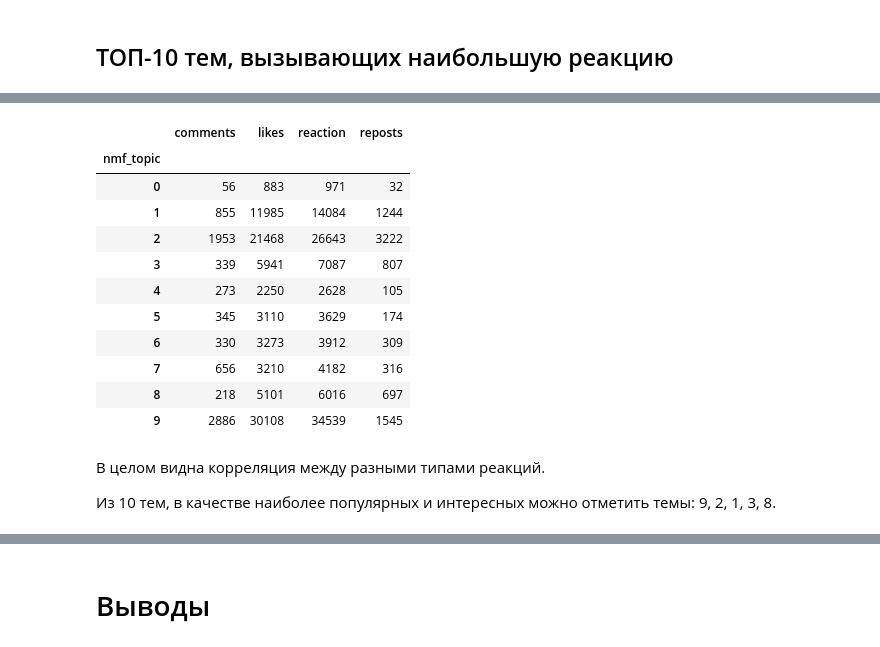
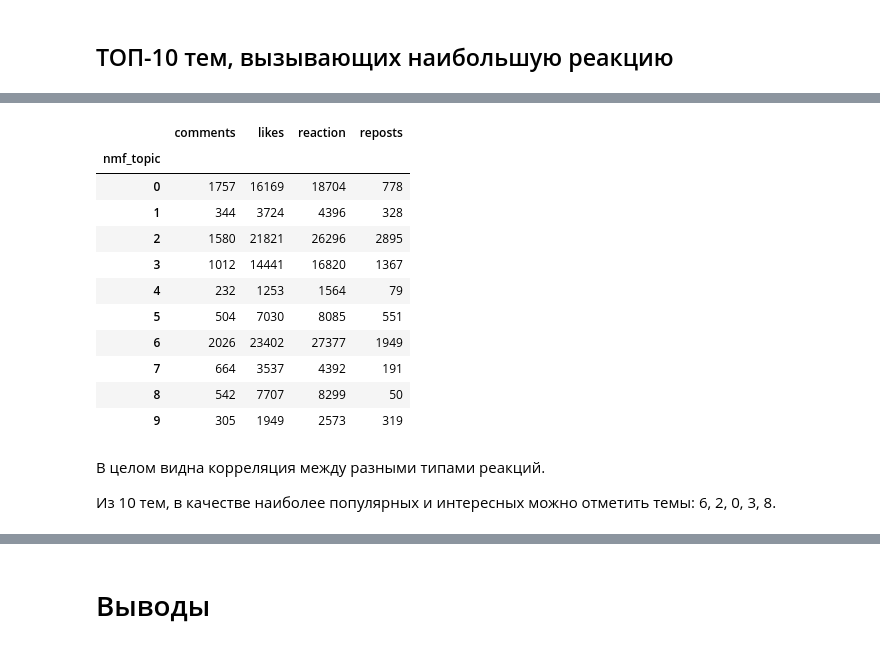
Before and after one commit to krasnoturinsk/linkedin_hackathon, a Jupyter notebook: src/linkedin_mentoring_rev.ipynb, the cells around one changed output, grey strips where cells are left out. Cells and saved outputs as stored; diff of their text form; code cells hidden in the pictures.

```diff
--- a/src/linkedin_mentoring_rev.ipynb
+++ b/src/linkedin_mentoring_rev.ipynb
@@ -1880,5 +1955,12 @@ lda = LatentDirichletAllocation(
     random_state=SEED
 )
 
+lda_full = LatentDirichletAllocation(
+    n_components=n_topics,
+    max_iter=n_iters,
+    random_state=SEED
+)
+
 lda_topics = lda.fit_transform(x)
+lda_topics_full = lda_full.fit_transform(x_full)
 # %% [output]
@@ -1985,6 +2067,9 @@ for i in range(n_topics):
 # %%
 # значения наиболее вероятных топиков
 df['lda_topic'] = np.argmax(lda_topics, axis=1)
+
+# значения наиболее вероятных топиков для полного датасета
+df_full['lda_topic'] = np.argmax(lda_topics_full, axis=1)
 # %% [markdown]
 **Вывод:**
 
@@ -2003,12 +2088,10 @@ n_topics = 10
 n_iters = 300
 
 # создаем модель
-nmf = NMF(
-    n_components=n_topics,
-    max_iter=n_iters,
-    random_state=SEED
-)
+nmf = NMF(n_components=n_topics, max_iter=n_iters, random_state=SEED)
+nmf_full = NMF(n_components=n_topics, max_iter=n_iters, random_state=SEED)
 
 # обучаемся
 nmf_topics = nmf.fit_transform(x)
+nmf_topics_full = nmf_full.fit_transform(x_full)
 # %% [output]
@@ -2079,6 +2162,9 @@ for i in range(n_topics):
 # %%
 # значения наиболее вероятных топиков
 df['nmf_topic'] = np.argmax(nmf_topics, axis=1)
+
+# значения наиболее вероятных топиков для полного датасета
+df_full['nmf_topic'] = np.argmax(nmf_topics_full, axis=1)
 # %% [markdown]
 **Вывод:**
 
@@ -2130,24 +2229,24 @@ df.nmf_topic.value_counts().plot(
 # %%
 # посчитаем суммарные реакции для топиков
-df.pivot_table(
+df_full.pivot_table(
     index='nmf_topic', values=['likes','comments','reposts','reaction'],
     aggfunc='sum'
 ).style.background_gradient()
 # %% [output]
 |  | comments | likes | reaction | reposts |
 | nmf_topic |  |  |  |  |
-| 0 | 56 | 883 | 971 | 32 |
-| 1 | 855 | 11985 | 14084 | 1244 |
-| 2 | 1953 | 21468 | 26643 | 3222 |
-| 3 | 339 | 5941 | 7087 | 807 |
-| 4 | 273 | 2250 | 2628 | 105 |
-| 5 | 345 | 3110 | 3629 | 174 |
-| 6 | 330 | 3273 | 3912 | 309 |
-| 7 | 656 | 3210 | 4182 | 316 |
-| 8 | 218 | 5101 | 6016 | 697 |
-| 9 | 2886 | 30108 | 34539 | 1545 |
+| 0 | 1757 | 16169 | 18704 | 778 |
+| 1 | 344 | 3724 | 4396 | 328 |
+| 2 | 1580 | 21821 | 26296 | 2895 |
+| 3 | 1012 | 14441 | 16820 | 1367 |
+| 4 | 232 | 1253 | 1564 | 79 |
+| 5 | 504 | 7030 | 8085 | 551 |
+| 6 | 2026 | 23402 | 27377 | 1949 |
+| 7 | 664 | 3537 | 4392 | 191 |
+| 8 | 542 | 7707 | 8299 | 50 |
+| 9 | 305 | 1949 | 2573 | 319 |
 # %% [markdown]
 В целом видна корреляция между разными типами реакций.
 
-Из 10 тем, в качестве наиболее популярных и интересных можно отметить темы: 9, 2, 1, 3, 8.
+Из 10 тем, в качестве наиболее популярных и интересных можно отметить темы: 6, 2, 0, 3, 8.
 # %% [markdown]
```
Also changed, not shown: parts of 50 cells of this notebook, 1 other file.
